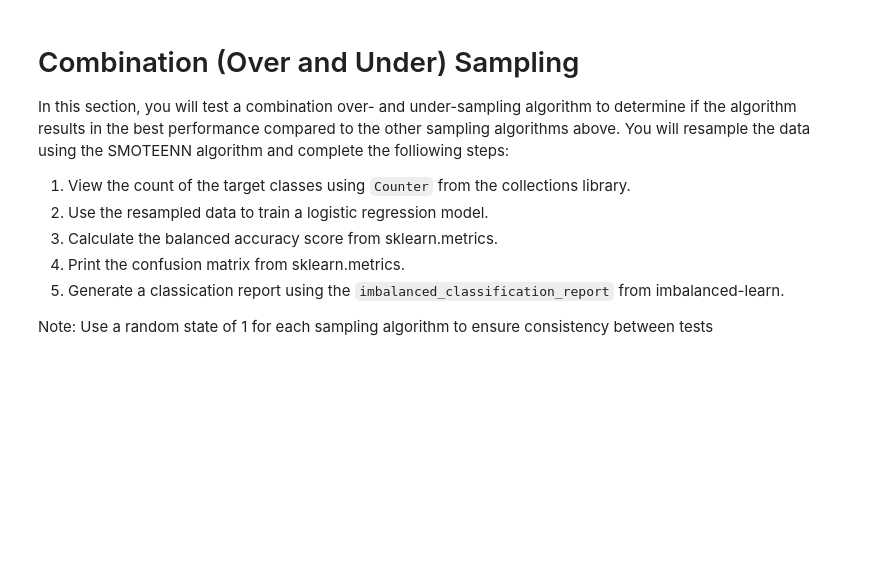
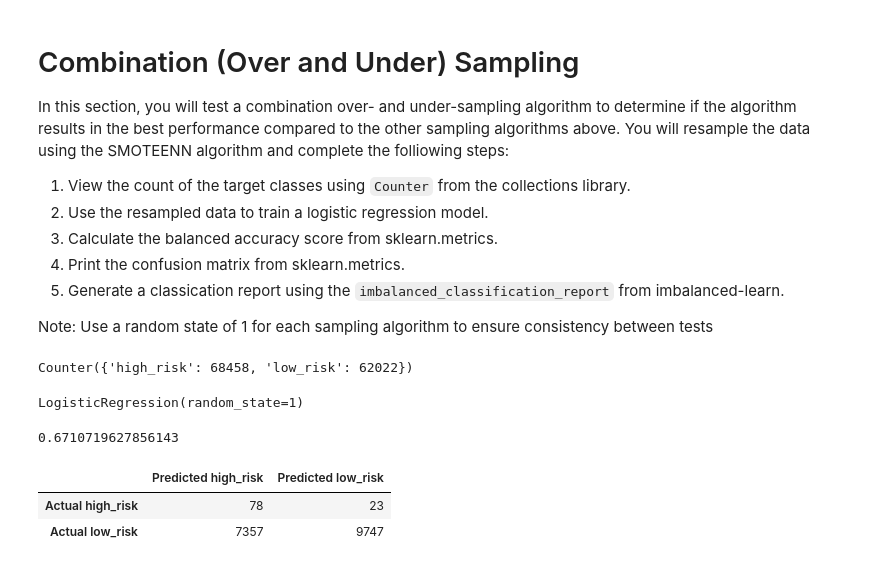
Before and after one commit to SamaanAnalyst/Credit_Risk_Analysis, a Jupyter notebook: credit_risk_resampling.ipynb, the cells around one changed output. Drawn from its saved outputs; the diff is of its cells as text; code cells hidden in the pictures; blank space fills up the shorter version.

Commit message:
Uploading SMOTEENN results and corrected images.

```diff
--- a/credit_risk_resampling.ipynb
+++ b/credit_risk_resampling.ipynb
@@ -443,6 +438,22 @@ Note: Use a random state of 1 for each sampling algorithm to ensure consistency
+# %%
+# Resample the training data with SMOTEENN
+from imblearn.combine import SMOTEENN
+
+smote_enn = SMOTEENN(random_state=1)
+X_resampled3, y_resampled3 = smote_enn.fit_resample(X, y)
+Counter(y_resampled3)
+# %% [output]
+Counter({'high_risk': 68458, 'low_risk': 62022})
 # %%
 # Train the Logistic Regression model using the resampled data
-# YOUR CODE HERE
+model3 = LogisticRegression(solver='lbfgs', random_state=1)
+model3.fit(X_resampled3, y_resampled3)
+# %% [output]
+LogisticRegression(random_state=1)
 # %%
 # Calculated the balanced accuracy score
-# YOUR CODE HERE
+y_pred3 = model3.predict(X_test)
+acc_score3 = balanced_accuracy_score(y_test, y_pred3)
+acc_score3
+# %% [output]
+0.6710719627856143
@@ -454,0 +460,13 @@ Note: Use a random state of 1 for each sampling algorithm to ensure consistency
+# %%
+# Display the confusion matrix
+cm3 = confusion_matrix(y_test, y_pred3)
+
+# Create a DataFrame from the confusion matrix.
+cm3_df = pd.DataFrame(
+    cm3, index=["Actual high_risk ", "Actual low_risk "], columns=["Predicted high_risk", "Predicted low_risk"])
+
+cm3_df
+# %% [output]
+|  | Predicted high_risk | Predicted low_risk |
+| Actual high_risk | 78 | 23 |
+| Actual low_risk | 7357 | 9747 |
```
Also changed, not shown: parts of 10 cells of this notebook, 5 other files.
